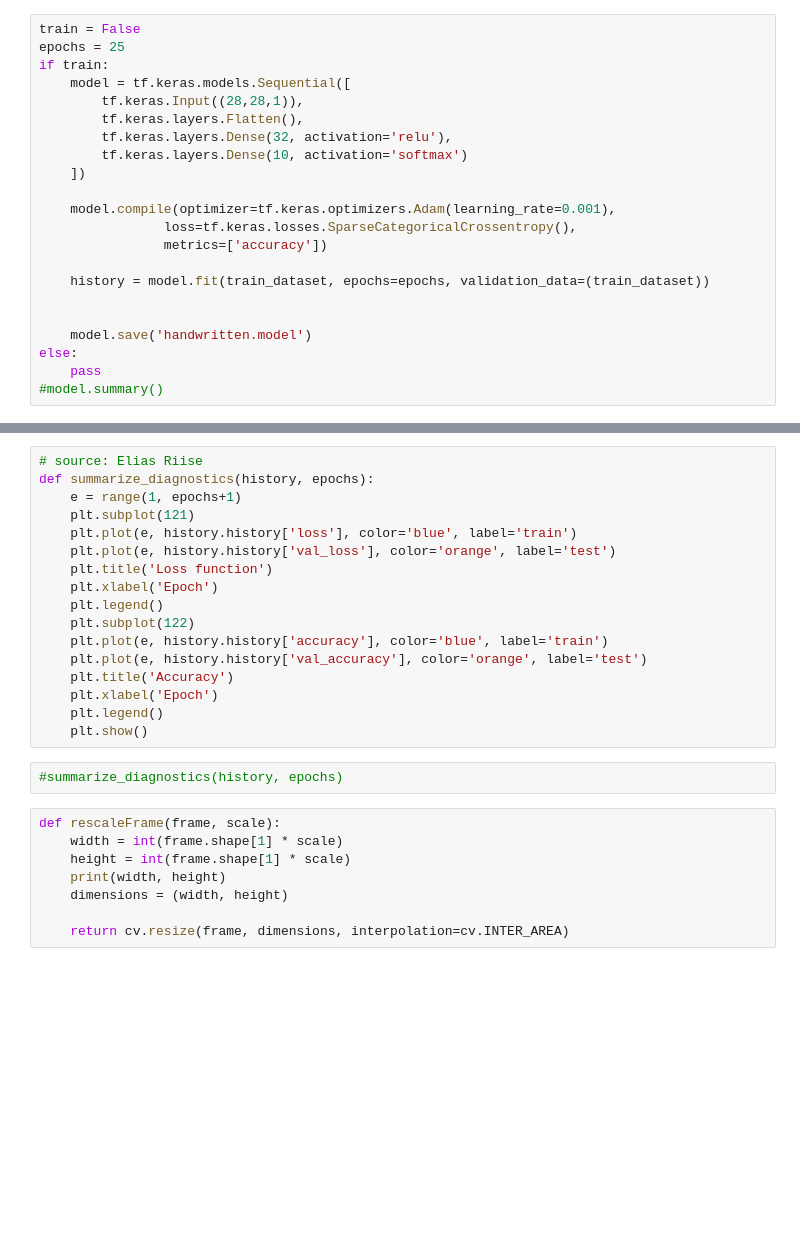
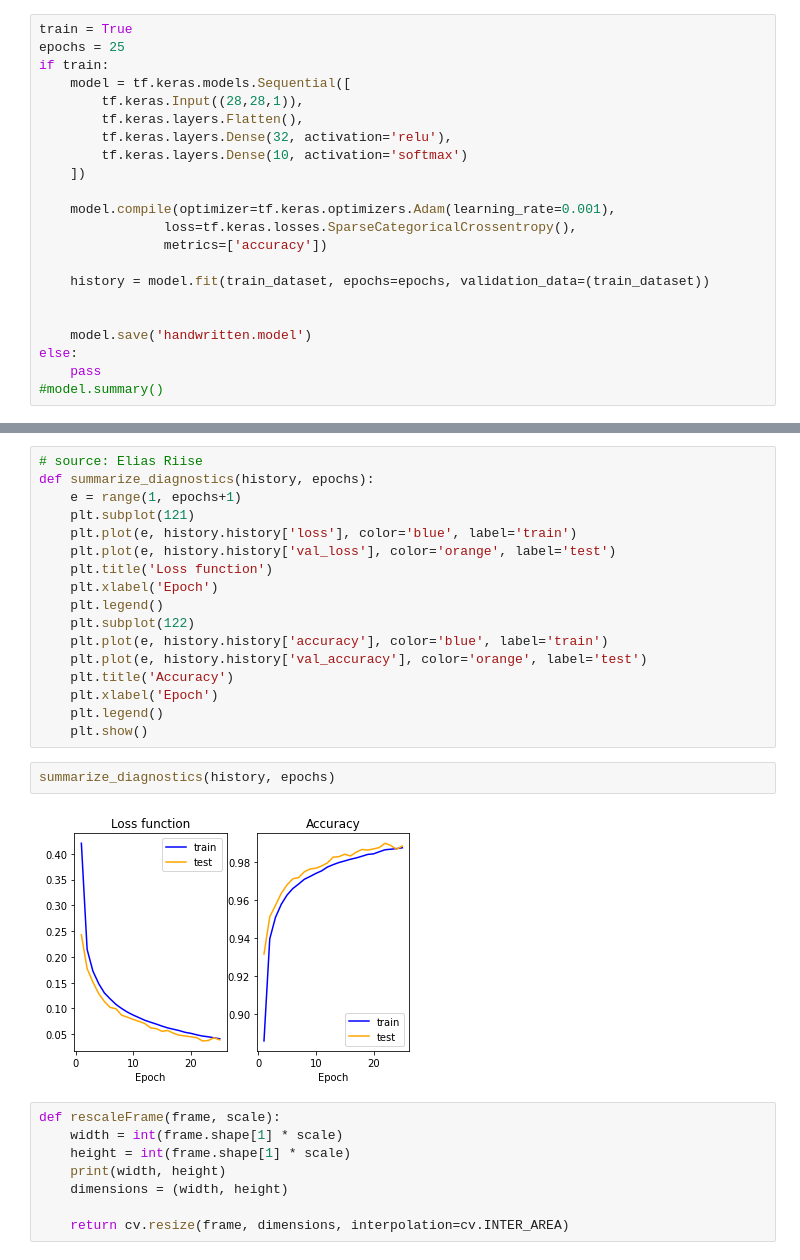
Before and after one commit to TrakeLean/Main-Project-NUM_IMG_AI, a Jupyter notebook: Optimalization.ipynb, the cells around one changed output, grey strips where cells are left out. Drawn from its saved outputs; the diff is of its cells as text; blank space fills up the shorter version.

```diff
--- a/Optimalization.ipynb
+++ b/Optimalization.ipynb
@@ -137,7 +115,7 @@ if visualise:
     else:
         pass
 # %%
-train = False
+train = True
 epochs = 25
 if train:
     model = tf.keras.models.Sequential([
@@ -187,7 +184,9 @@ def summarize_diagnostics(history, epochs):
     plt.legend()
     plt.show()
 # %%
-#summarize_diagnostics(history, epochs)
+summarize_diagnostics(history, epochs)
+# %% [output]
+[figure, added]
 # %%
 def rescaleFrame(frame, scale):
     width = int(frame.shape[1] * scale)
```
Also changed, not shown: parts of 7 cells of this notebook, 5 other files.
